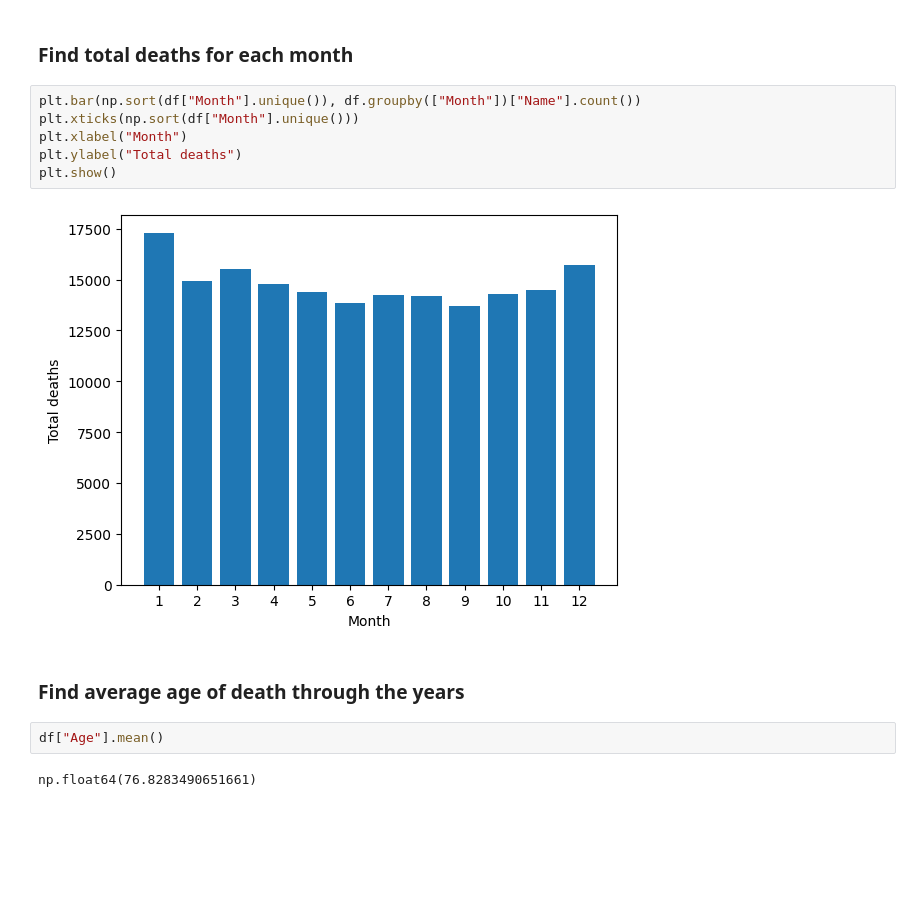
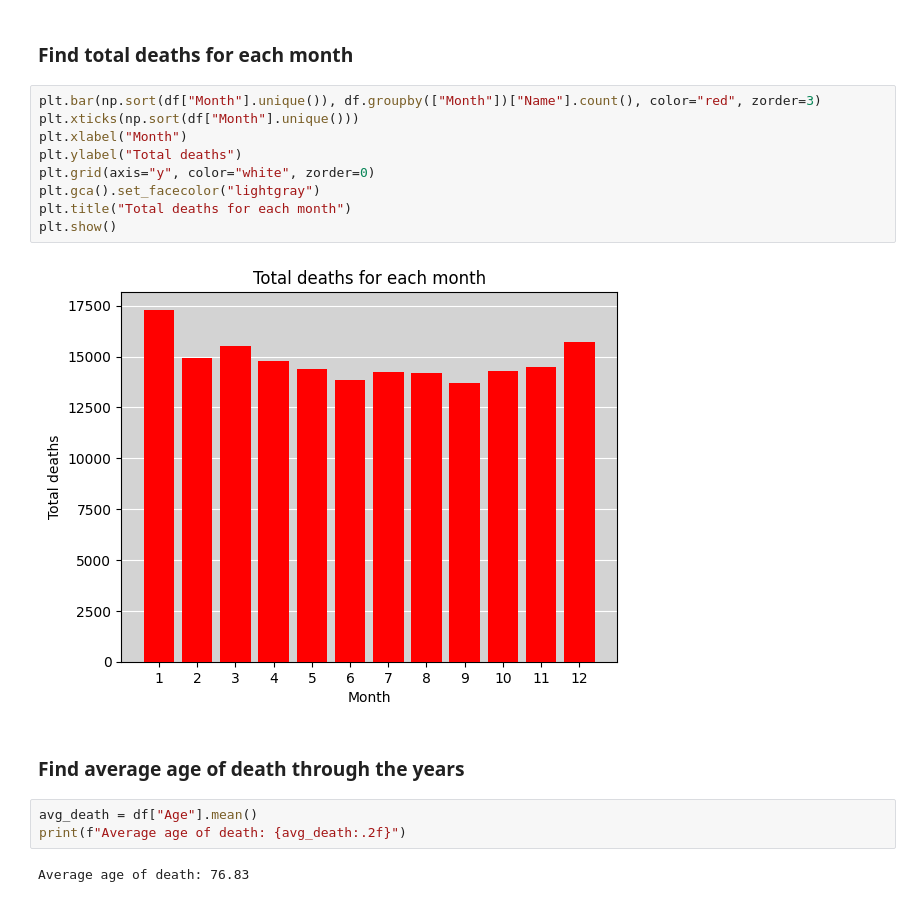
Before and after one commit to Elia9605/notable-deaths, a Jupyter notebook: an_deaths.ipynb, the cells around one changed output. Cells and saved outputs as stored; diff of their text form; blank space fills up the shorter version.

```diff
--- a/an_deaths.ipynb
+++ b/an_deaths.ipynb
@@ -407,17 +408,21 @@ plt.show()
 # %% [markdown]
 ### Find total deaths for each month
 # %%
-plt.bar(np.sort(df["Month"].unique()), df.groupby(["Month"])["Name"].count())
+plt.bar(np.sort(df["Month"].unique()), df.groupby(["Month"])["Name"].count(), color="red", zorder=3)
 plt.xticks(np.sort(df["Month"].unique()))
 plt.xlabel("Month")
 plt.ylabel("Total deaths")
+plt.grid(axis="y", color="white", zorder=0)
+plt.gca().set_facecolor("lightgray")
+plt.title("Total deaths for each month")
 plt.show()
 # %% [output]
-[figure, old version]
+[figure, new version]
 # %% [markdown]
 ### Find average age of death through the years
-# %%
-df["Age"].mean()
-# %% [output]
-np.float64(76.8283490651661)
+# %%
+avg_death = df["Age"].mean()
+print(f"Average age of death: {avg_death:.2f}")
+# %% [output]
+Average age of death: 76.83
 # %%
```
Also changed, not shown: parts of 7 cells of this notebook.
